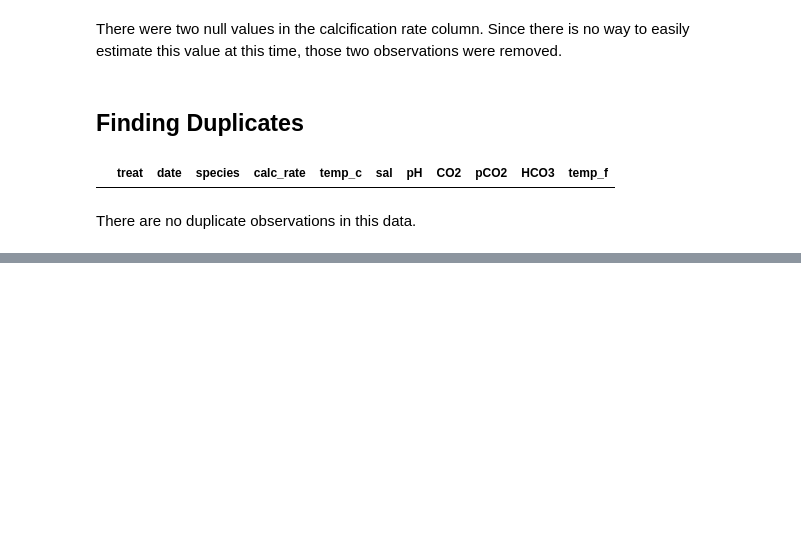
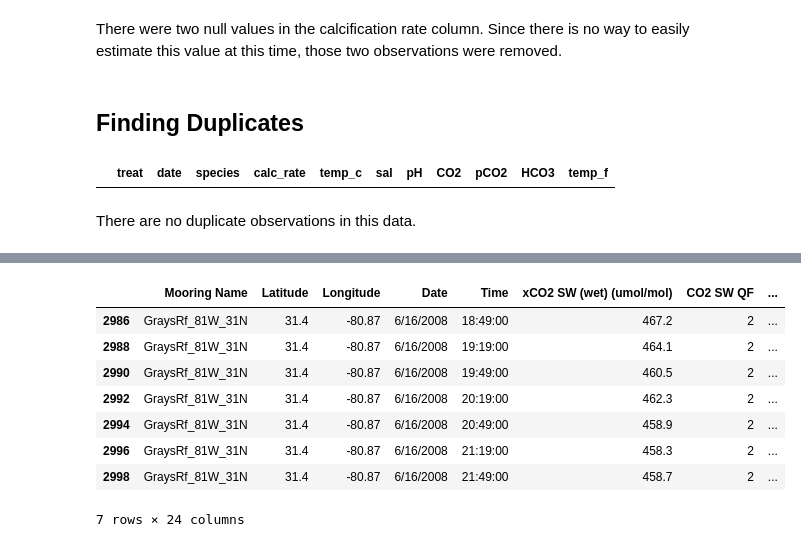
Before and after one commit to DaLamb14/DSC-540-Summer-20, a Jupyter notebook: Final Project/Term Project.ipynb, the cells around one changed output, grey strips where cells are left out. Cells and saved outputs as stored; diff of their text form; code cells hidden in the pictures; blank space fills up the shorter version.

```diff
--- a/Final Project/Term Project.ipynb
+++ b/Final Project/Term Project.ipynb
@@ -208,0 +340,12 @@ There are no duplicate observations in this data.
+# %%
+gray[gray.duplicated()]
+# %% [output]
+|  | Mooring Name | Latitude | Longitude | Date | Time | xCO2 SW (wet) (umol/mol) | CO2 SW QF | ... |
+| 2986 | GraysRf_81W_31N | 31.4 | -80.87 | 6/16/2008 | 18:49:00 | 467.2 | 2 | ... |
+| 2988 | GraysRf_81W_31N | 31.4 | -80.87 | 6/16/2008 | 19:19:00 | 464.1 | 2 | ... |
+| 2990 | GraysRf_81W_31N | 31.4 | -80.87 | 6/16/2008 | 19:49:00 | 460.5 | 2 | ... |
+| 2992 | GraysRf_81W_31N | 31.4 | -80.87 | 6/16/2008 | 20:19:00 | 462.3 | 2 | ... |
+| 2994 | GraysRf_81W_31N | 31.4 | -80.87 | 6/16/2008 | 20:49:00 | 458.9 | 2 | ... |
+| 2996 | GraysRf_81W_31N | 31.4 | -80.87 | 6/16/2008 | 21:19:00 | 458.3 | 2 | ... |
+| 2998 | GraysRf_81W_31N | 31.4 | -80.87 | 6/16/2008 | 21:49:00 | 458.7 | 2 | ... |
+7 rows × 24 columns
```
Also changed, not shown: parts of 27 cells of this notebook.
